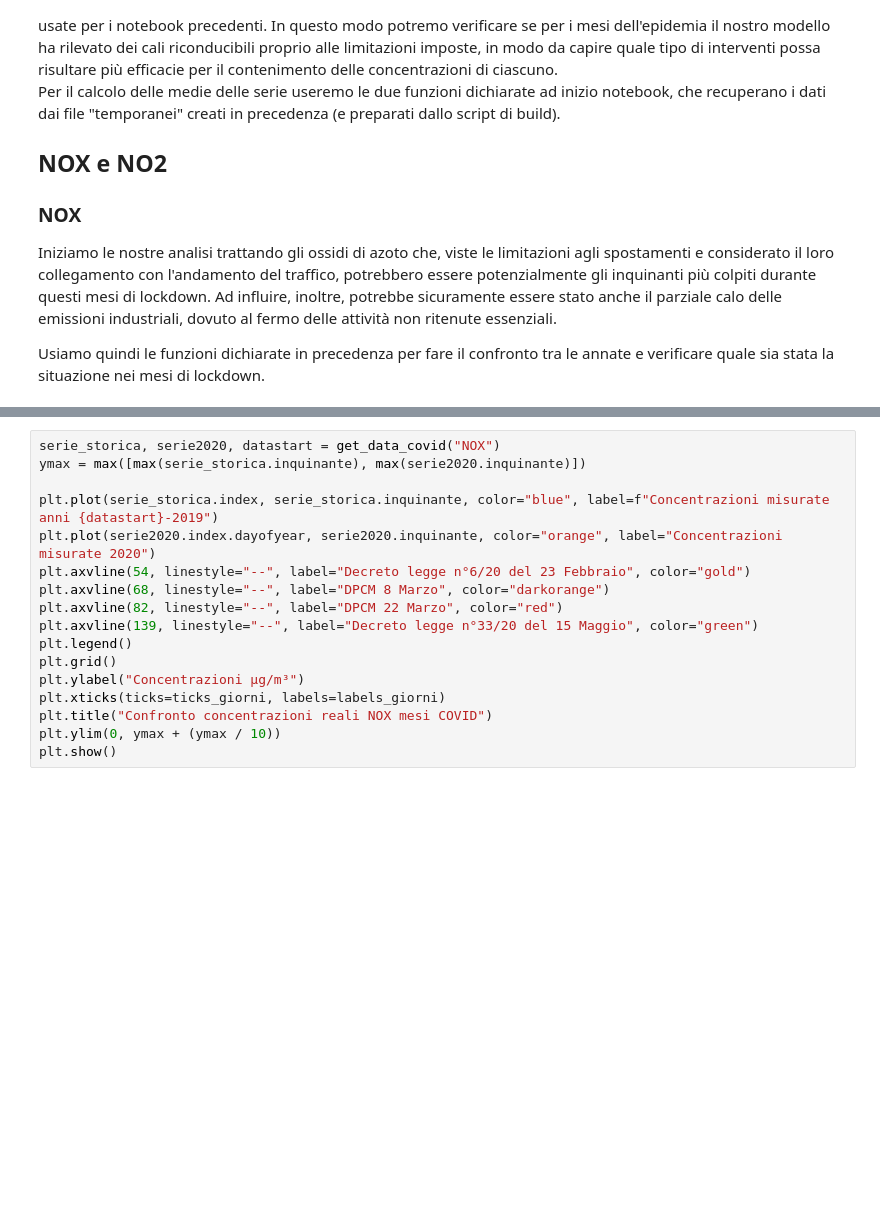
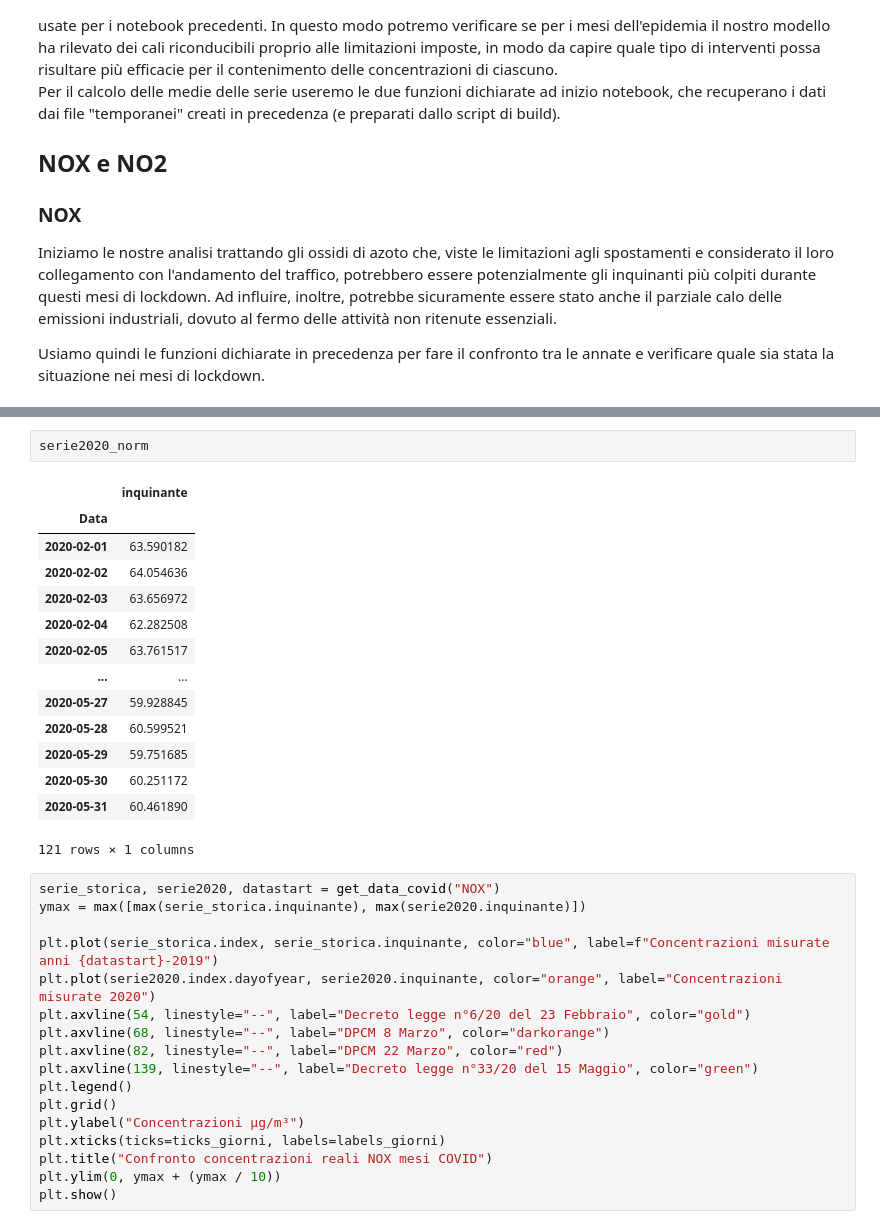
Before and after one commit to MarcoBelotti96/Tesi, a Jupyter notebook: src/AnalisiCovid.ipynb, the cells around one changed output, grey strips where cells are left out. Drawn from its saved outputs; the diff is of its cells as text; blank space fills up the shorter version.

```diff
--- a/src/AnalisiCovid.ipynb
+++ b/src/AnalisiCovid.ipynb
@@ -82,3 +102,20 @@ plt.show()
+# %%
+serie2020_norm
+# %% [output]
+|  | inquinante |
+| Data |  |
+| 2020-02-01 | 63.590182 |
+| 2020-02-02 | 64.054636 |
+| 2020-02-03 | 63.656972 |
+| 2020-02-04 | 62.282508 |
+| 2020-02-05 | 63.761517 |
+| ... | ... |
+| 2020-05-27 | 59.928845 |
+| 2020-05-28 | 60.599521 |
+| 2020-05-29 | 59.751685 |
+| 2020-05-30 | 60.251172 |
+| 2020-05-31 | 60.461890 |
+121 rows × 1 columns
 # %%
 serie_storica, serie2020, datastart = get_data_covid("NOX")
 ymax = max([max(serie_storica.inquinante), max(serie2020.inquinante)])
```
Also changed, not shown: parts of 8 cells of this notebook, 7 other files.
